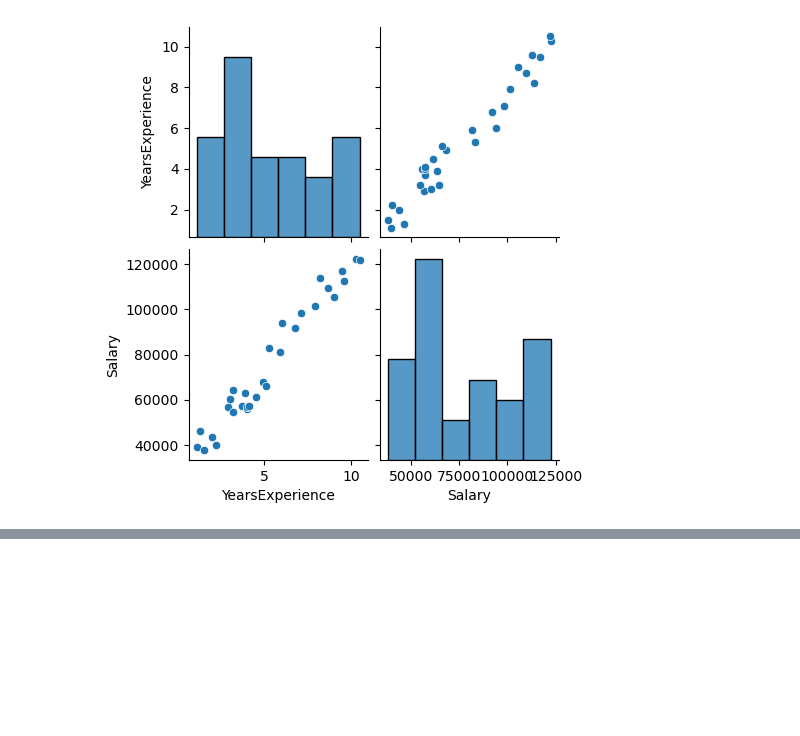
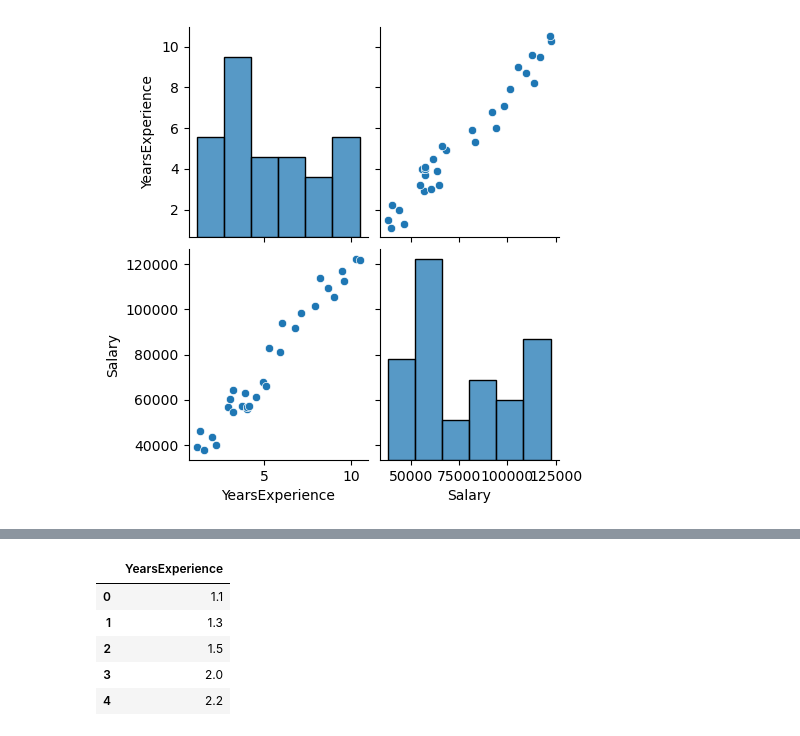
Before and after one commit to longmen2019/Salary_Prediction_With_SageMaker, a Jupyter notebook: Salary_Prediction_With_SageMaker.ipynb, the cells around one changed output, grey strips where cells are left out. Saved outputs shown, nothing was run; the diff lists cells and outputs as text; code cells hidden in the pictures; blank space fills up the shorter version.

```diff
--- a/Salary_Prediction_With_SageMaker.ipynb
+++ b/Salary_Prediction_With_SageMaker.ipynb
@@ -195,0 +228,20 @@ sns.pairplot(salary_df)
+# %%
+# Selecting the feature (independent variable) for the model
+# X is a DataFrame containing the 'YearsExperience' column from salary_df.
+# This represents the number of years of experience of the employees.
+X = salary_df[['YearsExperience']]
+
+# Selecting the target (dependent variable) for the model
+# y is a DataFrame containing the 'Salary' column from salary_df.
+# This represents the salary of the employees.
+y = salary_df[['Salary']]
+# %%
+# Display the first few rows of the feature variable X
+X.head()
+# %% [output]
+|  | YearsExperience |
+| 0 | 1.1 |
+| 1 | 1.3 |
+| 2 | 1.5 |
+| 3 | 2.0 |
+| 4 | 2.2 |
```
Also changed, not shown: parts of 15 cells of this notebook.
